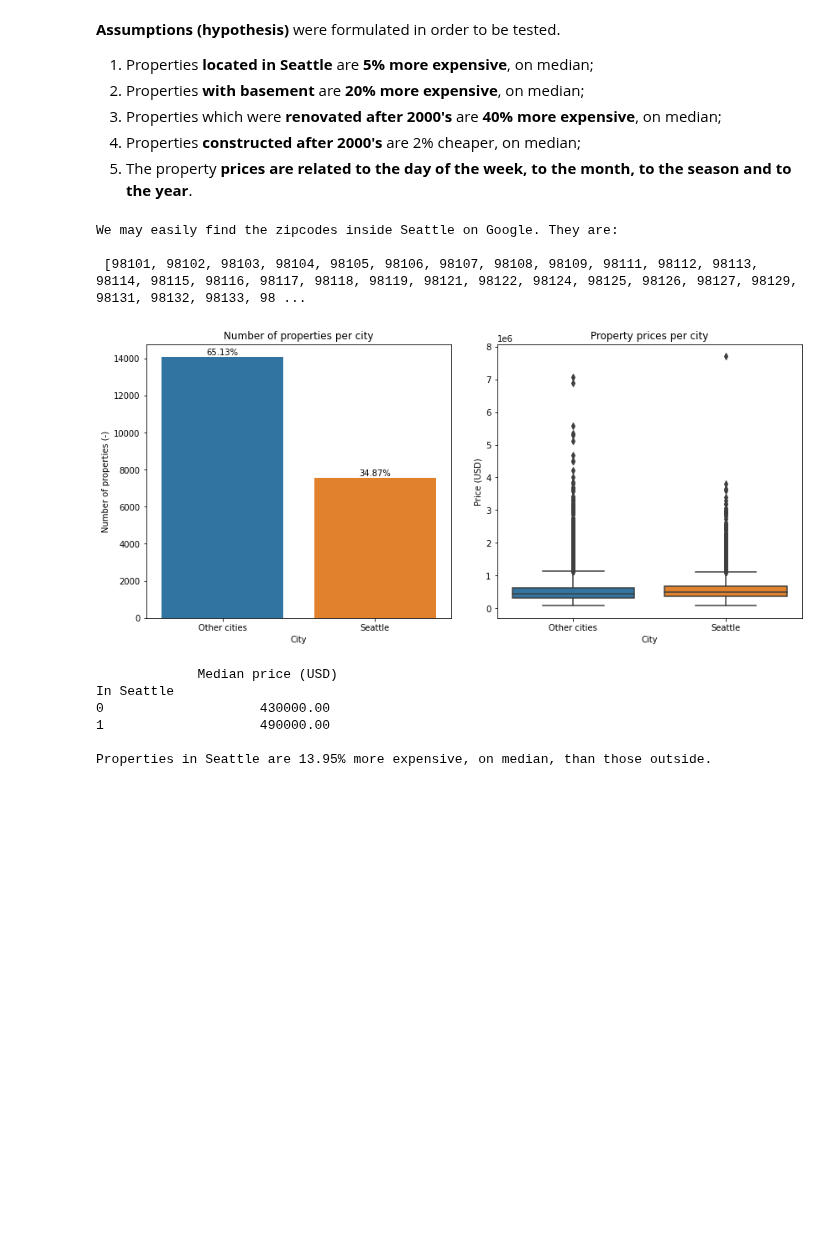
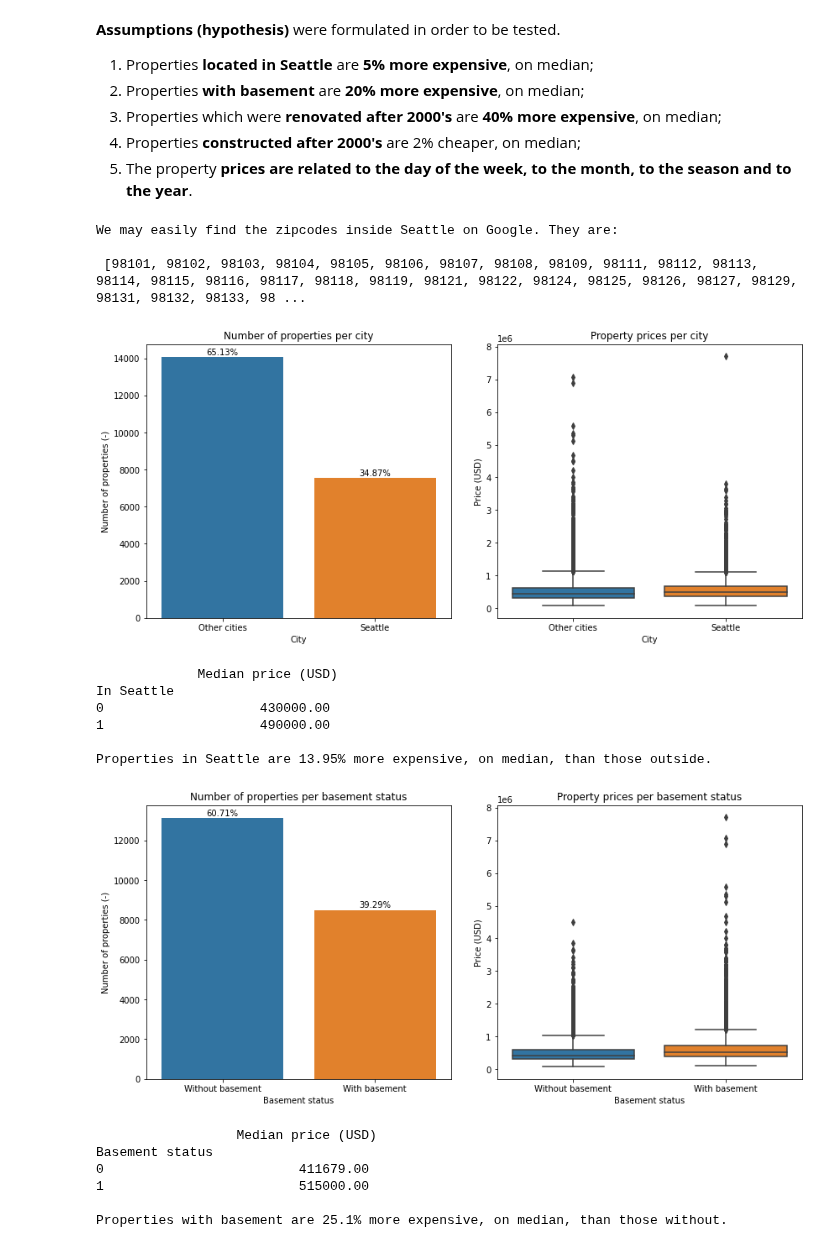
Before and after one commit to lucasquemelli/House_Rocket_Machine_Learning, a Jupyter notebook: House_Rocket_ML.ipynb, the cells around one changed output. Cells and saved outputs as stored; diff of their text form; code cells hidden in the pictures; blank space fills up the shorter version.

```diff
--- a/House_Rocket_ML.ipynb
+++ b/House_Rocket_ML.ipynb
@@ -518,31 +518,90 @@ def hypothesis_one(data_analysis):
   return None
 
 def descriptive_seattle(data_analysis):
     median_price = data_analysis[['price','in_city']].groupby('in_city').median()
     median_price.rename(columns={'price':'Median price (USD)'}, inplace=True)
     median_price.index.name = 'In Seattle'
     median_rel = ((median_price.iloc[1][0] - median_price.iloc[0][0])*(100/median_price.iloc[0][0])).round(2)
 
     print("\n\n",median_price)
 
-    print(f"\nProperties in Seattle are {median_rel}% more expensive, on median, than those outside.")
+    print(f"\nProperties in Seattle are {median_rel}% more expensive, on median, than those outside.\n\n")
+
+    return median_price
+
+def encoding_basement(data_analysis):
+  data_analysis['basement'] = (data_analysis['sqft_basement'] > 0).astype(int)
+
+  return data_analysis
+
+def hypothesis_two(data_analysis):
+  plt.figure(figsize = (14,6))
+
+  plt.subplot(121)
+  ax1 = sns.countplot(x = 'basement', data = data_analysis)
+  for p in ax1.patches:
+    ax1.annotate(format(str((p.get_height()/len(data_analysis)*100).round(2)) + '%'),
+                (p.get_x() + p.get_width()/2, p.get_height()),
+                ha='center',
+                va='center',
+                xytext=(0,6),
+                textcoords='offset points')
+  ax1 = plt.title("Number of properties per basement status", fontsize=12)
+  ax1 = plt.xlabel("Basement status", fontsize=10)
+  ax1 = plt.ylabel("Number of properties (-)", fontsize=10)
+  ax1 = plt.xticks(np.arange(2), ('Without basement', 'With basement'))
+
+  plt.subplot(122)
+  ax2 = sns.boxplot(x = 'basement', y = 'price', data = data_analysis)
+  ax2 = plt.title("Property prices per basement status", fontsize=12)
+  x2 = plt.xlabel("Basement status", fontsize=10)
+  ax2 = plt.ylabel("Price (USD)")
+  ax2 = plt.xticks(np.arange(2), ('Without basement', 'With basement'))
+
+  plt.subplots_adjust(wspace = 0.15)
+  plt.show()
+
+  return None
+
+def descriptive_basement(data_analysis):
+    median_price = data_analysis[['price','basement']].groupby('basement').median()
+    median_price.rename(columns={'price':'Median price (USD)'}, inplace=True)
+    median_price.index.name = 'Basement status'
+    median_rel = ((median_price.iloc[1][0] - median_price.iloc[0][0])*(100/median_price.iloc[0][0])).round(2)
+
+    print("\n\n",median_price)
+
+    print(f"\nProperties with basement are {median_rel}% more expensive, on median, than those without.")
 
     return median_price
 
 if __name__ == '__main__':
   data_analysis = zipcode_seattle()
 
   hypothesis_one(data_analysis)
 
   median_price = descriptive_seattle(data_analysis)
+
+  data_analysis = encoding_basement(data_analysis)
+
+  hypothesis_two(data_analysis)
+
+  median_price = descriptive_basement(data_analysis)
 # %% [output]
 We may easily find the zipcodes inside Seattle on Google. They are:
 
  [98101, 98102, 98103, 98104, 98105, 98106, 98107, 98108, 98109, 98111, 98112, 98113, 98114, 98115, 98116, 98117, 98118, 98119, 98121, 98122, 98124, 98125, 98126, 98127, 98129, 98131, 98132, 98133, 98 ...
 [figure]
              Median price (USD)
 In Seattle
 0                    430000.00
 1                    490000.00
 
 Properties in Seattle are 13.95% more expensive, on median, than those outside.
+[figure, added]
+                  Median price (USD)
+Basement status
+0                         411679.00
+1                         515000.00
+
+Properties with basement are 25.1% more expensive, on median, than those without.
```
